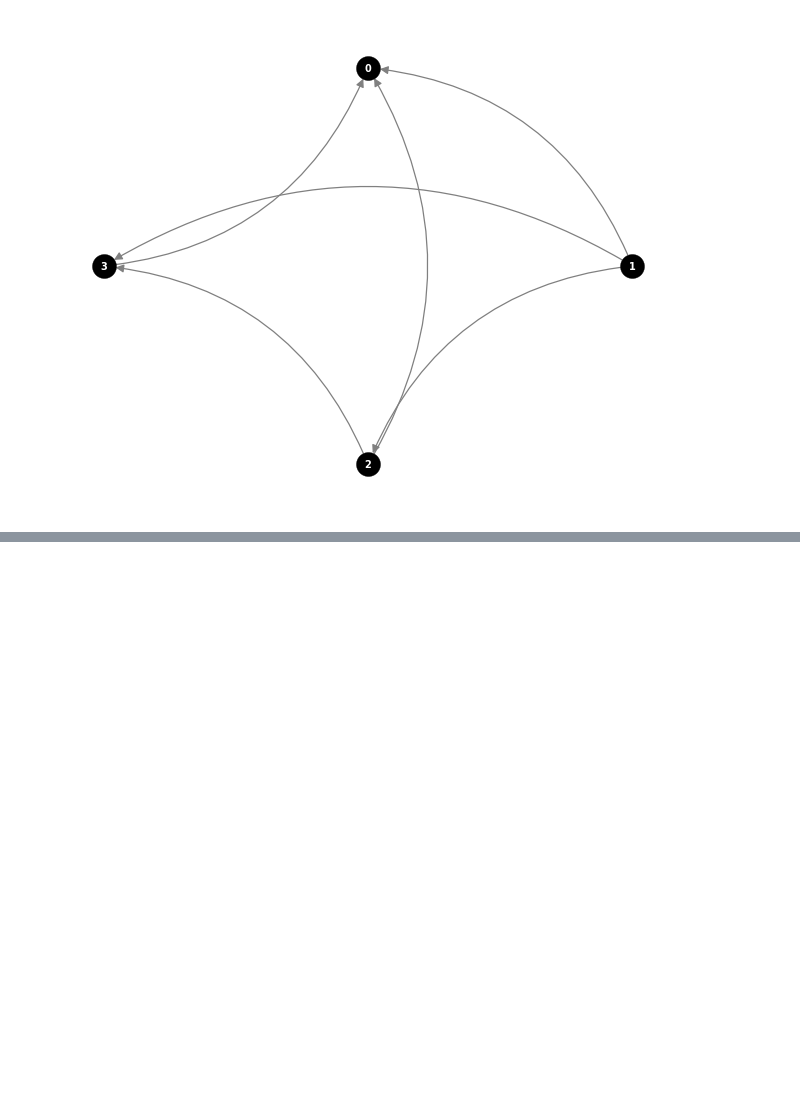
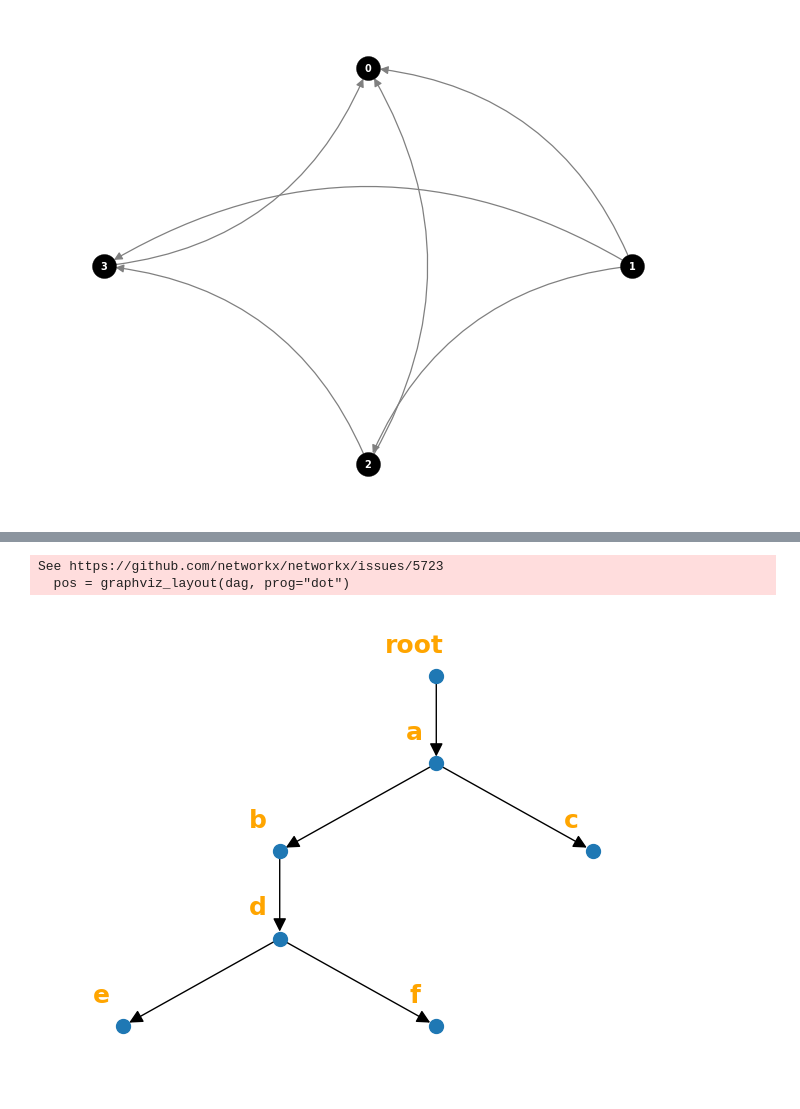
Before and after one commit to rahmanziaur/TestGraphTheory, a Jupyter notebook: TestDependency1_3.ipynb, the cells around one changed output, grey strips where cells are left out. Drawn from its saved outputs; the diff is of its cells as text; code cells hidden in the pictures; blank space fills up the shorter version.

```diff
--- a/TestDependency1_3.ipynb
+++ b/TestDependency1_3.ipynb
@@ -653,0 +610,56 @@ Can we reach from 0 to 5?
+# %%
+import networkx as nx
+import matplotlib.pyplot as plt
+from networkx.drawing.nx_pydot import graphviz_layout
+
+# this function is optional
+# just moves the node labels on the plot so they don't overlap the lines
+def nudge(pos, x_shift, y_shift):
+    return {n:(x + x_shift, y + y_shift) for n,(x,y) in pos.items()}
+
+# start with a directed graph
+dag = nx.DiGraph()
+
+dag.add_edges_from(
+    [
+        ('root', 'a'),
+        ('a', 'b'),
+        ('a', 'c'),
+        ('b', 'd'),
+        ('d', 'e'),
+        ('d', 'f')
+    ]
+)
+
+# plot the graph usingnx.nx_agraph.graphviz_layout
+#
+pos = graphviz_layout(dag, prog="dot")
+pos_labels = nudge(pos, -5, 15)
+
+fig = plt.figure(figsize=(8, 6))
+ax = plt.subplot(1, 1, 1)
+plt.margins(0.1)
+
+nx.draw(
+    dag,
+    pos=pos,
+    ax=ax,
+    with_labels=False,
+    arrows=True,
+    node_size=100,
+    arrowsize=20
+)
+
+labels = nx.draw_networkx_labels(
+    dag,
+    pos=pos_labels,
+    ax=ax,
+    font_size=18,
+    font_weight='bold',
+    font_color='orange',
+    verticalalignment='bottom'
+)
+# %% [output]
+See https://github.com/networkx/networkx/issues/5723
+  pos = graphviz_layout(dag, prog="dot")
+[figure, added]
```
Also changed, not shown: parts of 2 cells of this notebook.
